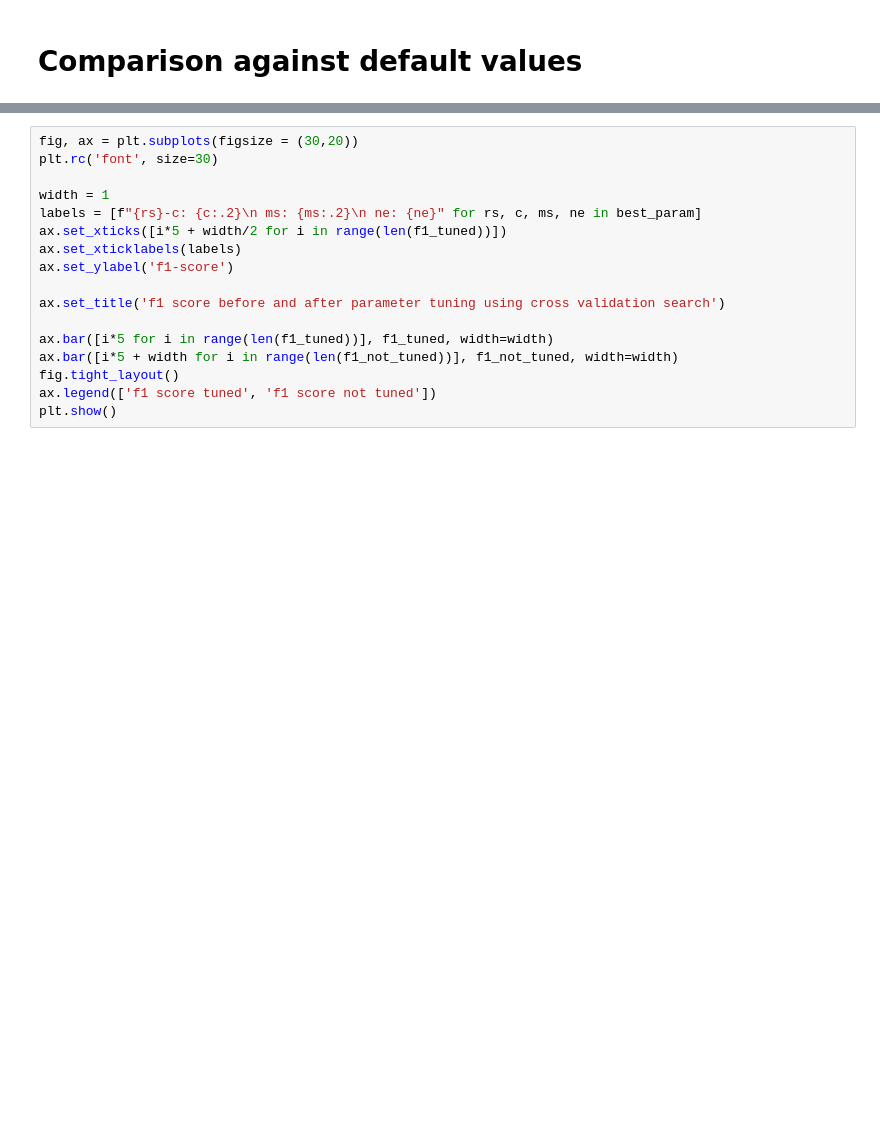
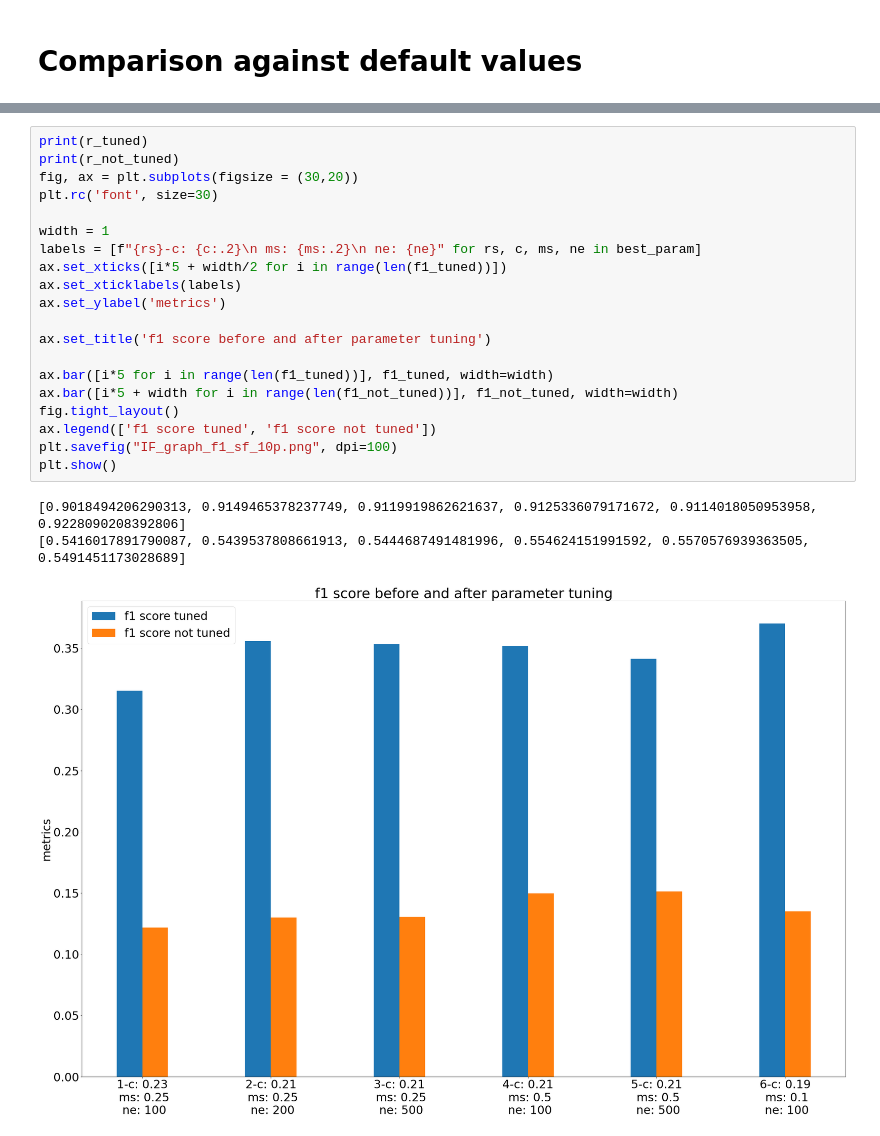
Before and after one commit to Thanhphan1147/kddcup_benchmark, a Jupyter notebook: notebook/Trainning configuration for Isolation Forest.ipynb, the cells around one changed output, grey strips where cells are left out. Saved outputs shown, nothing was run; the diff lists cells and outputs as text; blank space fills up the shorter version.

```diff
--- a/notebook/Trainning configuration for Isolation Forest.ipynb
+++ b/notebook/Trainning configuration for Isolation Forest.ipynb
@@ -840,17 +926,24 @@ for rs, c, ms, ne in best_param:
 # %%
+print(r_tuned)
+print(r_not_tuned)
 fig, ax = plt.subplots(figsize = (30,20))
 plt.rc('font', size=30)
 
 width = 1
 labels = [f"{rs}-c: {c:.2}\n ms: {ms:.2}\n ne: {ne}" for rs, c, ms, ne in best_param]
 ax.set_xticks([i*5 + width/2 for i in range(len(f1_tuned))])
 ax.set_xticklabels(labels)
-ax.set_ylabel('f1-score')
+ax.set_ylabel('metrics')
 
-ax.set_title('f1 score before and after parameter tuning using cross validation search')
+ax.set_title('f1 score before and after parameter tuning')
 
 ax.bar([i*5 for i in range(len(f1_tuned))], f1_tuned, width=width)
 ax.bar([i*5 + width for i in range(len(f1_not_tuned))], f1_not_tuned, width=width)
 fig.tight_layout()
 ax.legend(['f1 score tuned', 'f1 score not tuned'])
+plt.savefig("IF_graph_f1_sf_10p.png", dpi=100)
 plt.show()
+# %% [output]
+[0.9018494206290313, 0.9149465378237749, 0.9119919862621637, 0.9125336079171672, 0.9114018050953958, 0.9228090208392806]
+[0.5416017891790087, 0.5439537808661913, 0.5444687491481996, 0.554624151991592, 0.5570576939363505, 0.5491451173028689]
+[figure, added]
```
Also changed, not shown: parts of 13 cells of this notebook, 5 other files.
